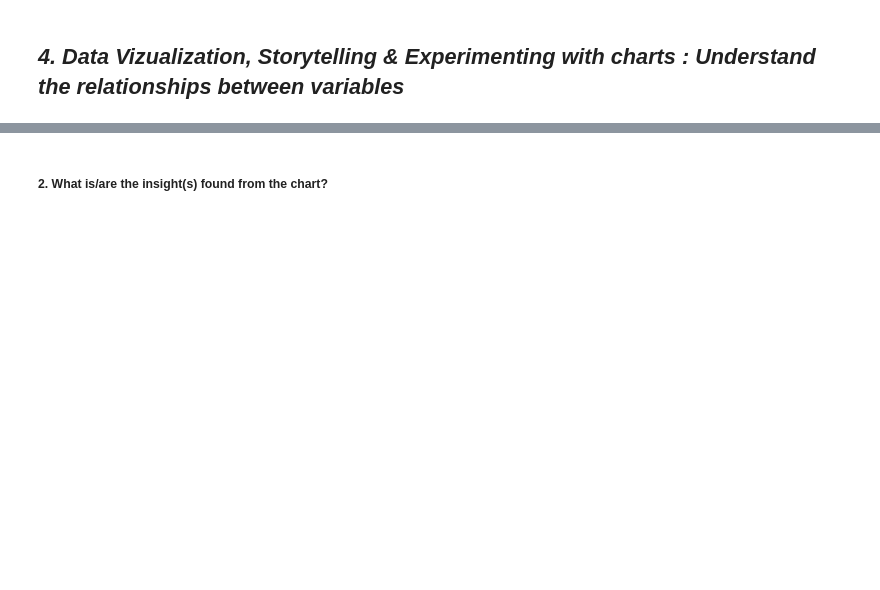
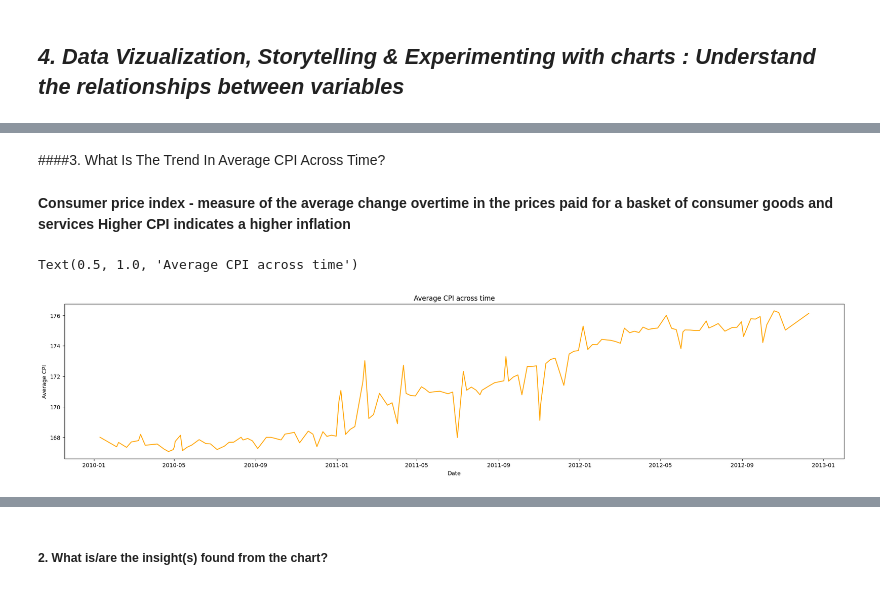
Before and after one commit to Ayushx29/Integrated-Retail-Analytics-for-Store-Optimization, a Jupyter notebook: Integrated_Retail_Analytics_For_Store_Optimization_.ipynb, the cells around one changed output, grey strips where cells are left out. Drawn from its saved outputs; the diff is of its cells as text; code cells hidden in the pictures; blank space fills up the shorter version.

```diff
--- a/Integrated_Retail_Analytics_For_Store_Optimization_.ipynb
+++ b/Integrated_Retail_Analytics_For_Store_Optimization_.ipynb
@@ -162,0 +400,15 @@ Answer Here.
+# %% [markdown]
+####3. What Is The Trend In Average CPI Across Time?
+# %% [markdown]
+**Consumer price index - measure of the average change overtime in the prices paid for a basket of consumer goods and services Higher CPI indicates a higher inflation**
+# %%
+# Chart - 3 visualization code
+cpi_across_time = df_new.groupby(by = ['Date'], as_index= False)['CPI'].mean()
+plt.figure(figsize = (25,5))
+plt.plot(cpi_across_time.Date, cpi_across_time.CPI, color="orange")
+plt.xlabel('Date')
+plt.ylabel("Average CPI")
+plt.title("Average CPI across time")
+# %% [output]
+Text(0.5, 1.0, 'Average CPI across time')
+[figure, added]
```
Also changed, not shown: parts of 115 cells of this notebook.
